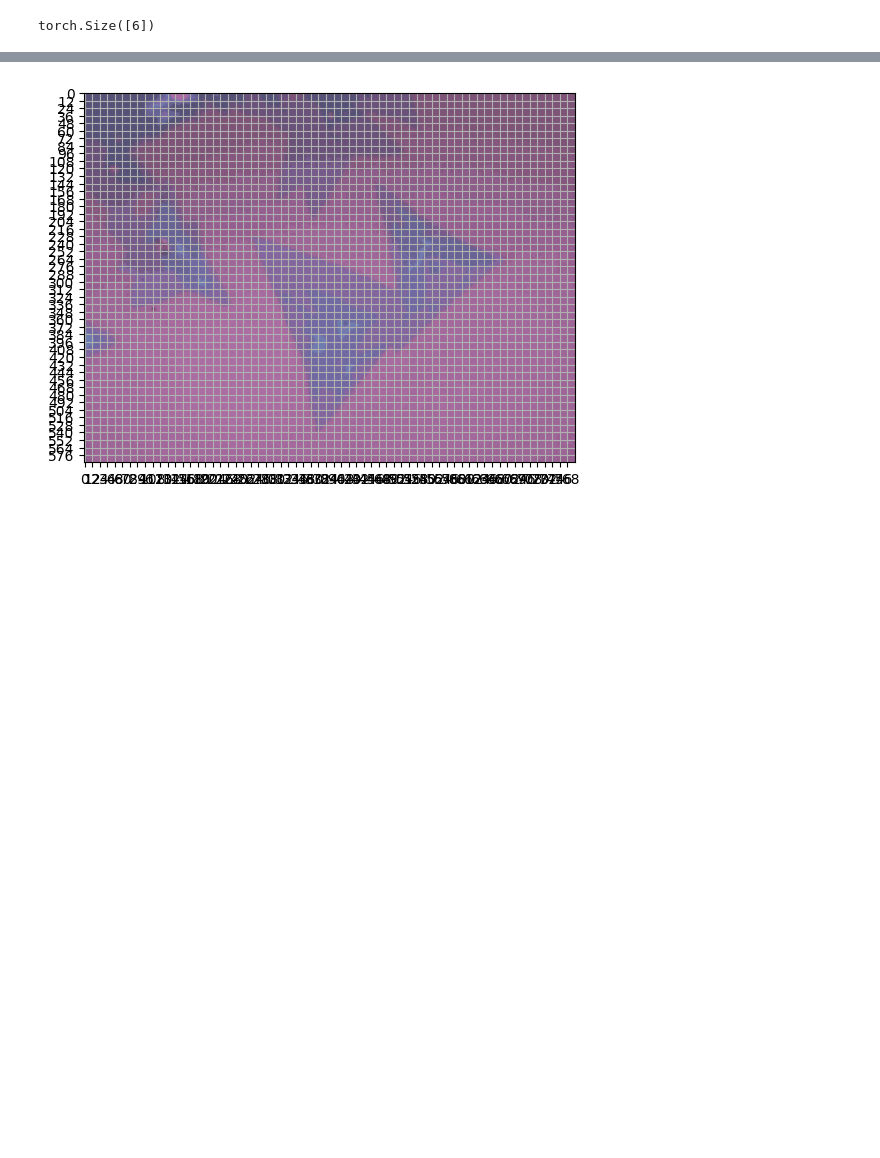
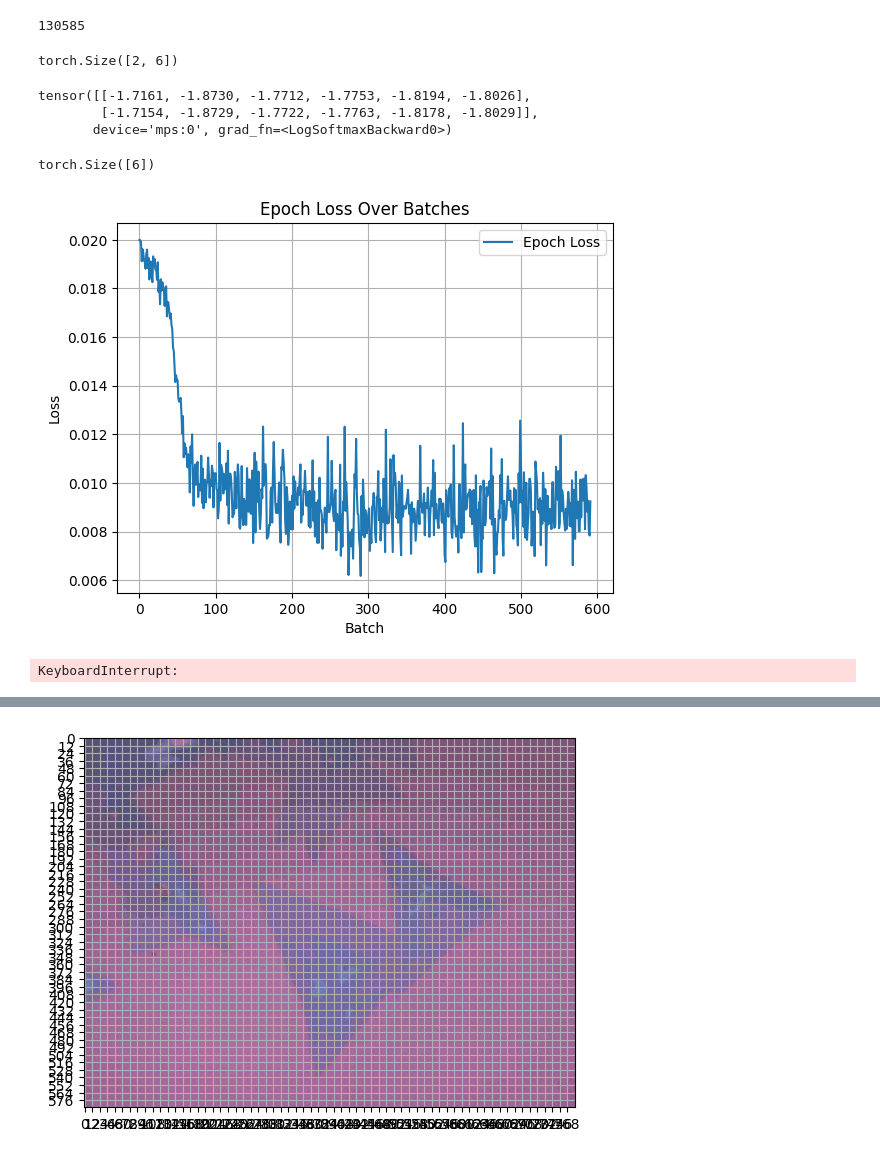
Before and after one commit to JackyL100/MoS2, a Jupyter notebook: Playground/SSLDEC.ipynb, the cells around one changed output, grey strips where cells are left out. Cells and saved outputs as stored; diff of their text form; code cells hidden in the pictures; blank space fills up the shorter version.

Commit message:
First Results of SSLDEC

```diff
--- a/Playground/SSLDEC.ipynb
+++ b/Playground/SSLDEC.ipynb
@@ -9,7 +9,9 @@ from torchvision import transforms as T
 from tqdm import tqdm
 from IPython.display import clear_output
 # %%
-train, test = get_dataloader('normalized_red_quantized', patch_size=12)
+train, test = get_dataloader('normalized_red_quantized', patch_size=12, batch_size=50)
+# %% [output]
+130585
 # %%
 class ClusteringLayer(nn.Module):
     def __init__(self,n_classes):
@@ -28,44 +82,45 @@ class SSLDEC(nn.Module):
     def __init__(self):
         super().__init__()
         self.device = torch.device('mps') if torch.backends.mps.is_available() else torch.device('cpu')
+        self.size = (32,64,128)
         self.conv1 = nn.Sequential(
-            nn.Conv2d(3,32,(3,3), 1, 'same'),
+            nn.Conv2d(3,self.size[0],(3,3), 1, 'same'),
             nn.ELU(),
             nn.Dropout2d(p=0.25),
-            nn.Conv2d(32,32,(3,3), 1, 'same'),
+            nn.Conv2d(self.size[0],self.size[0],(3,3), 1, 'same'),
             nn.ELU(),
             nn.Dropout2d(p=0.25),
-            nn.Conv2d(32,32,(3,3), 1, 'same'),
+            nn.Conv2d(self.size[0],self.size[0],(3,3), 1, 'same'),
             nn.ELU(),
             nn.Dropout2d(p=0.25)
             )
         self.pool = nn.MaxPool2d((2,2))
         self.conv2 = nn.Sequential(
-            nn.Conv2d(32,64,(3,3), 1, 'same'),
+            nn.Conv2d(self.size[0],self.size[1],(3,3), 1, 'same'),
             nn.ELU(),
             nn.Dropout2d(p=0.25),
-            nn.Conv2d(64,64,(3,3), 1, 'same'),
+            nn.Conv2d(self.size[1],self.size[1],(3,3), 1, 'same'),
             nn.ELU(),
             nn.Dropout2d(p=0.25),
-            nn.Conv2d(64,64,(3,3), 1, 'same'),
+            nn.Conv2d(self.size[1],self.size[1],(3,3), 1, 'same'),
             nn.ELU(),
             nn.Dropout2d(p=0.25)
             )
         self.conv3 = nn.Sequential(
-            nn.Conv2d(64,128,(3,3), 1, 'same'),
+            nn.Conv2d(self.size[1],self.size[2],(3,3), 1, 'same'),
             nn.ELU(),
             nn.Dropout2d(p=0.25),
-            nn.Conv2d(128,64,(3,3), 1, 'same'),
+            nn.Conv2d(self.size[2],self.size[1],(3,3), 1, 'same'),
             nn.ELU(),
             nn.Dropout2d(p=0.25),
-            nn.Conv2d(64,32,(3,3), 1, 'same'),
+            nn.Conv2d(self.size[1],self.size[0],(3,3), 1, 'same'),
             nn.ELU(),
             nn.Dropout2d(p=0.25)
         )
         self.dense = nn.Sequential(
-            nn.Linear(288, 128),
+            nn.Linear(288, self.size[1]),
             nn.ELU(),
-            nn.Linear(128,6),
+            nn.Linear(self.size[1],6),
             nn.ELU()
         )
         self.clustering = ClusteringLayer(6)
@@ -75,7 +130,16 @@ class SSLDEC(nn.Module):
         x = torch.flatten(x, 1)
         x = self.dense(x)
         x = self.clustering(x)
+        x = nn.functional.log_softmax(x,dim=1)
         return x
+# %%
+dummy = SSLDEC()
+dummy(torch.randn((2,3,12,12)).to(dummy.device))
+# %% [output]
+torch.Size([2, 6])
+tensor([[-1.7161, -1.8730, -1.7712, -1.7753, -1.8194, -1.8026],
+        [-1.7154, -1.8729, -1.7722, -1.7763, -1.8178, -1.8029]],
+       device='mps:0', grad_fn=<LogSoftmaxBackward0>)
 # %%
 def train_model(model, dataloader, criterion, optimizer, num_epochs=10):
     model.train()
@@ -88,14 +152,12 @@ def train_model(model, dataloader, criterion, optimizer, num_epochs=10):
             img_patch, label_dist = batch
             label_dist = label_dist.to(model.device)
             outputs = model(img_patch.to(model.device))
-            outputs = nn.functional.log_softmax(outputs)
             loss = criterion(outputs, label_dist)
 
             # Backward and optimize
             optimizer.zero_grad()
             loss.backward()
             optimizer.step()
-
             running_loss += loss.item()
             # if epoch > 10:
             epoch_losses.append(loss.item())
@@ -127,9 +189,12 @@ torch.Size([6])
 # %%
 model = SSLDEC()
 loss_func = nn.KLDivLoss()
-optimizer = torch.optim.Adam(model.parameters(), lr= 1*(10**-6), weight_decay=1e-6)
+optimizer = torch.optim.Adam(model.parameters(), lr= 2*(10**-5))
 # %%
-train_model(model, train, loss_func, optimizer, num_epochs=80)
+train_model(model, train, loss_func, optimizer, num_epochs=5)
+# %% [output]
+[figure, added]
+KeyboardInterrupt:
 # %%
 def evaluate_model(model, testloader):
     model.eval()
```
Also changed, not shown: parts of 5 cells of this notebook, 1 other file.
